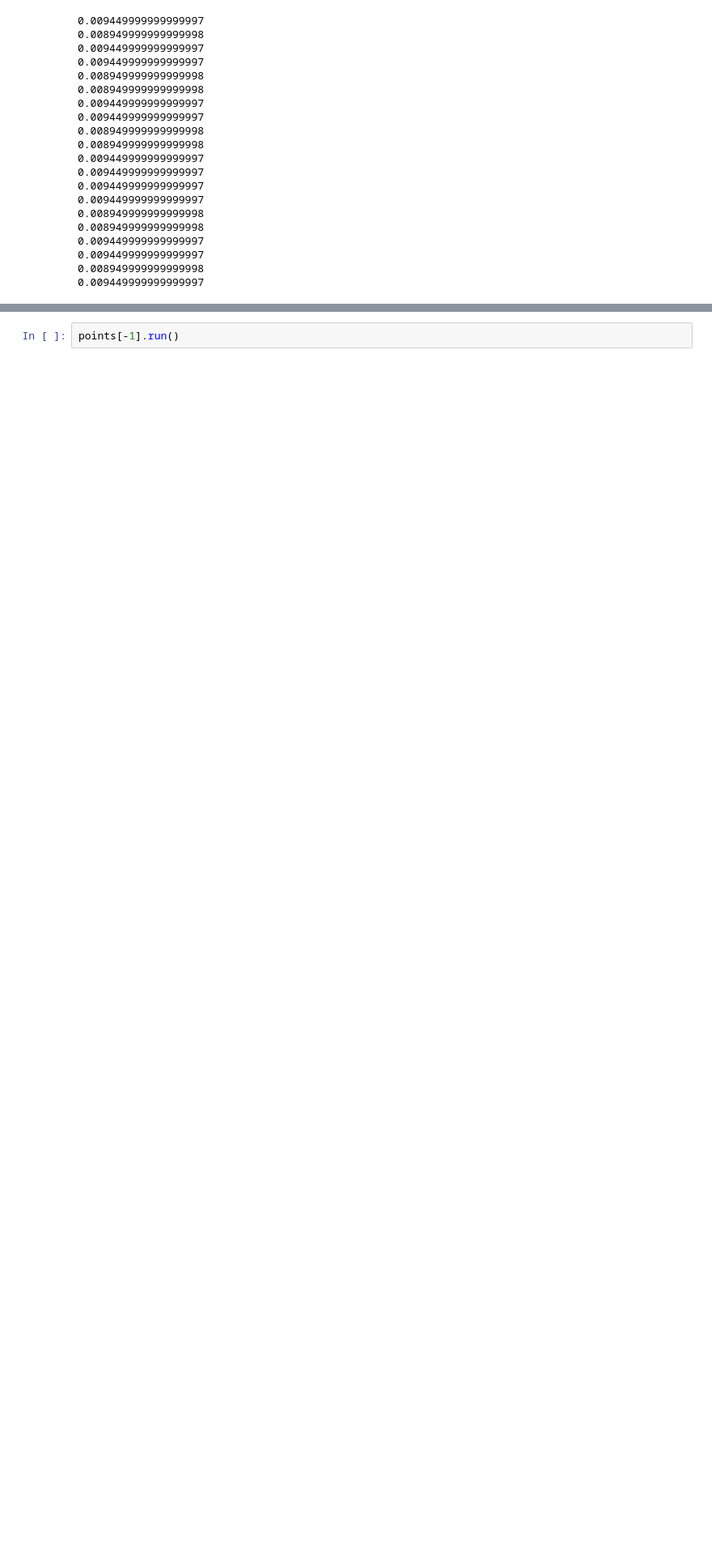
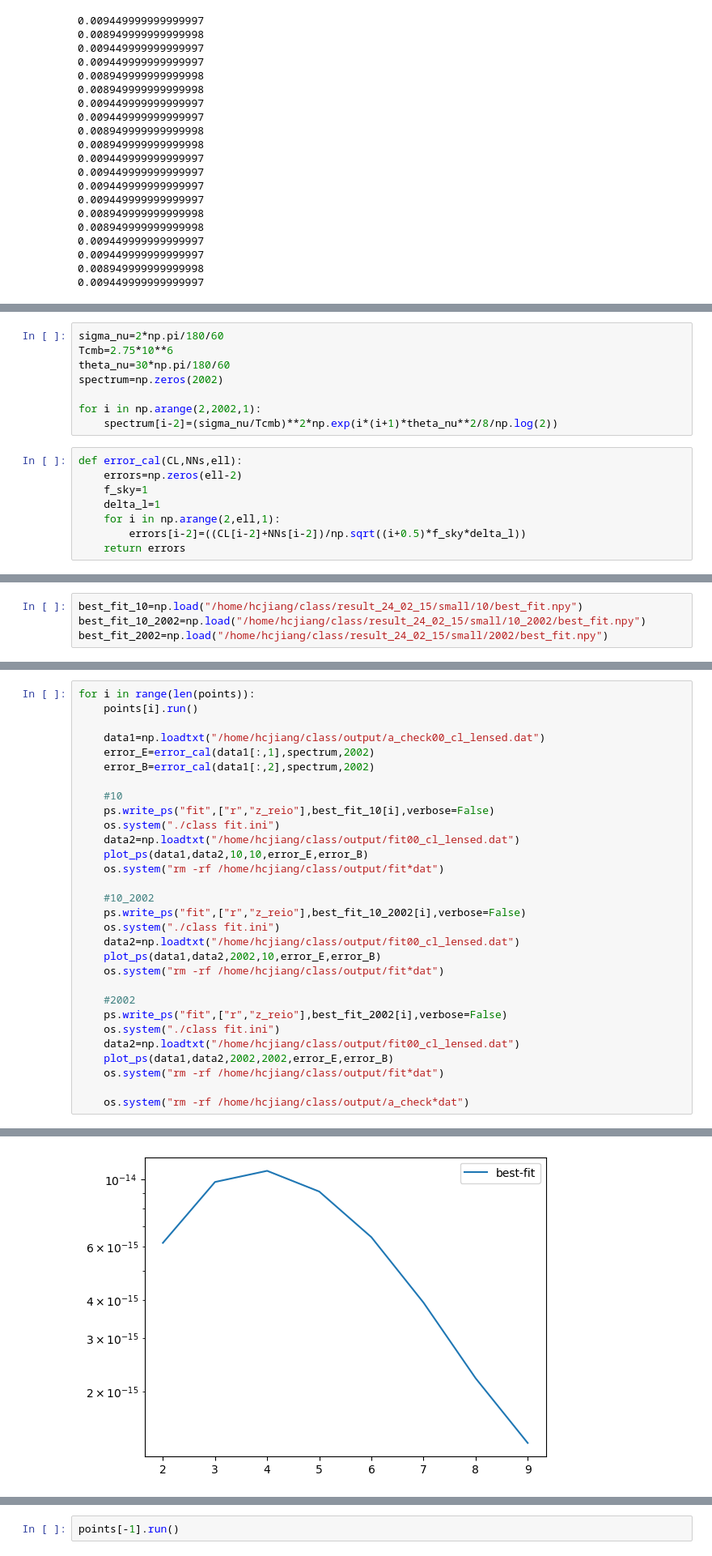
Before and after one commit to HanchunJiang/class_rei, a Jupyter notebook: test.ipynb, the cells around one changed output, grey strips where cells are left out. Shown at 81% size. Cells and saved outputs as stored; diff of their text form; blank space fills up the shorter version.

```diff
--- a/test.ipynb
+++ b/test.ipynb
@@ -69,0 +48,16 @@ Computing thermodynamics using HyRec 2020
+# %%
+sigma_nu=2*np.pi/180/60
+Tcmb=2.75*10**6
+theta_nu=30*np.pi/180/60
+spectrum=np.zeros(2002)
+
+for i in np.arange(2,2002,1):
+    spectrum[i-2]=(sigma_nu/Tcmb)**2*np.exp(i*(i+1)*theta_nu**2/8/np.log(2))
+# %%
+def error_cal(CL,NNs,ell):
+    errors=np.zeros(ell-2)
+    f_sky=1
+    delta_l=1
+    for i in np.arange(2,ell,1):
+        errors[i-2]=((CL[i-2]+NNs[i-2])/np.sqrt((i+0.5)*f_sky*delta_l))
+    return errors
@@ -69,0 +86,4 @@ Computing thermodynamics using HyRec 2020
+# %%
+best_fit_10=np.load("/home/hcjiang/class/result_24_02_15/small/10/best_fit.npy")
+best_fit_10_2002=np.load("/home/hcjiang/class/result_24_02_15/small/10_2002/best_fit.npy")
+best_fit_2002=np.load("/home/hcjiang/class/result_24_02_15/small/2002/best_fit.npy")
@@ -69,0 +94,31 @@ Computing thermodynamics using HyRec 2020
+# %%
+for i in range(len(points)):
+    points[i].run()
+
+    data1=np.loadtxt("/home/hcjiang/class/output/a_check00_cl_lensed.dat")
+    error_E=error_cal(data1[:,1],spectrum,2002)
+    error_B=error_cal(data1[:,2],spectrum,2002)
+
+    #10
+    ps.write_ps("fit",["r","z_reio"],best_fit_10[i],verbose=False)
+    os.system("./class fit.ini")
+    data2=np.loadtxt("/home/hcjiang/class/output/fit00_cl_lensed.dat")
+    plot_ps(data1,data2,10,10,error_E,error_B)
+    os.system("rm -rf /home/hcjiang/class/output/fit*dat")
+
+    #10_2002
+    ps.write_ps("fit",["r","z_reio"],best_fit_10_2002[i],verbose=False)
+    os.system("./class fit.ini")
+    data2=np.loadtxt("/home/hcjiang/class/output/fit00_cl_lensed.dat")
+    plot_ps(data1,data2,2002,10,error_E,error_B)
+    os.system("rm -rf /home/hcjiang/class/output/fit*dat")
+
+    #2002
+    ps.write_ps("fit",["r","z_reio"],best_fit_2002[i],verbose=False)
+    os.system("./class fit.ini")
+    data2=np.loadtxt("/home/hcjiang/class/output/fit00_cl_lensed.dat")
+    plot_ps(data1,data2,2002,2002,error_E,error_B)
+    os.system("rm -rf /home/hcjiang/class/output/fit*dat")
+
+    os.system("rm -rf /home/hcjiang/class/output/a_check*dat")
+# %% [output]
@@ -69,0 +138 @@ Computing thermodynamics using HyRec 2020
+[figure, added]
```
Also changed, not shown: parts of 10 cells of this notebook, 1 other file.
